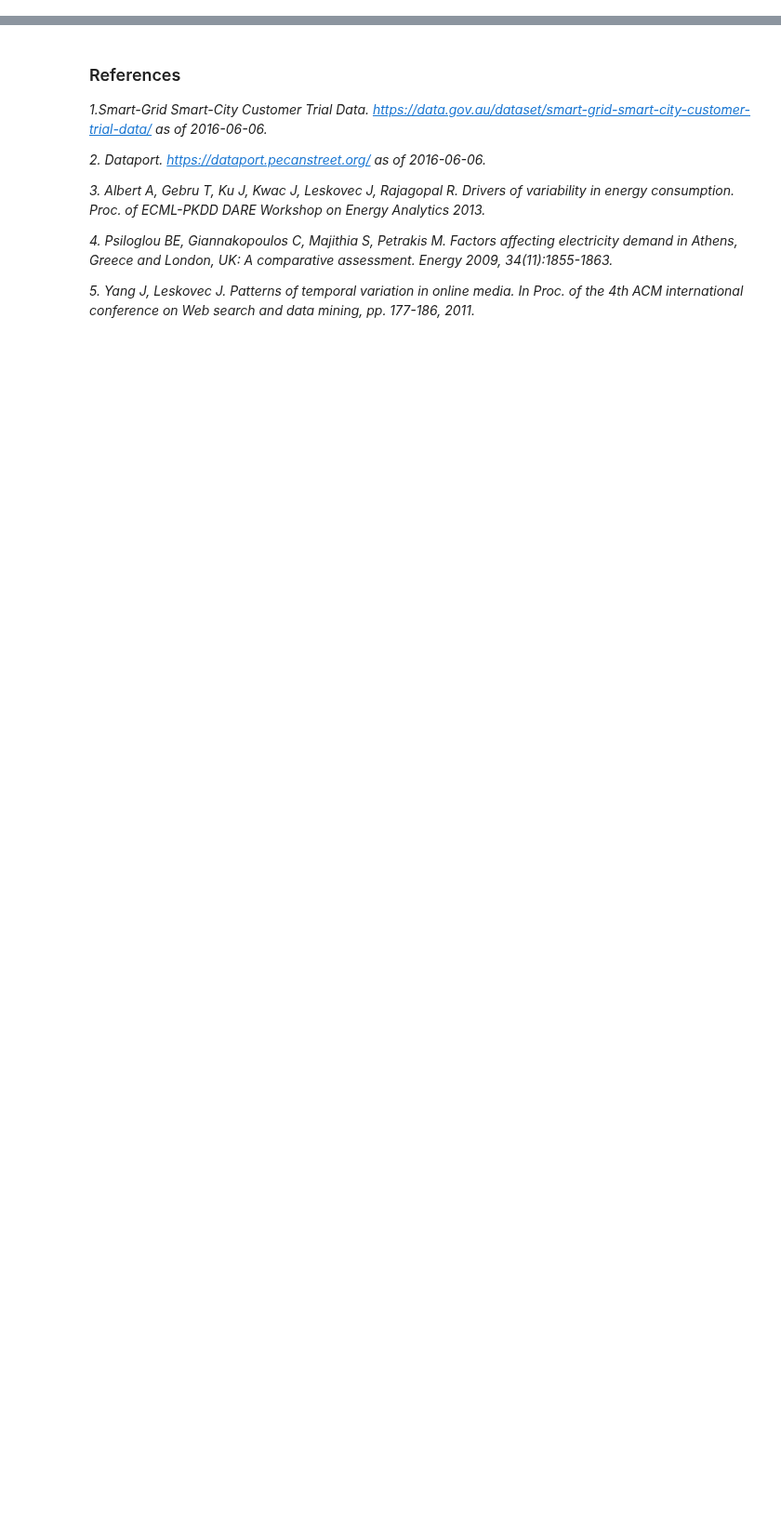
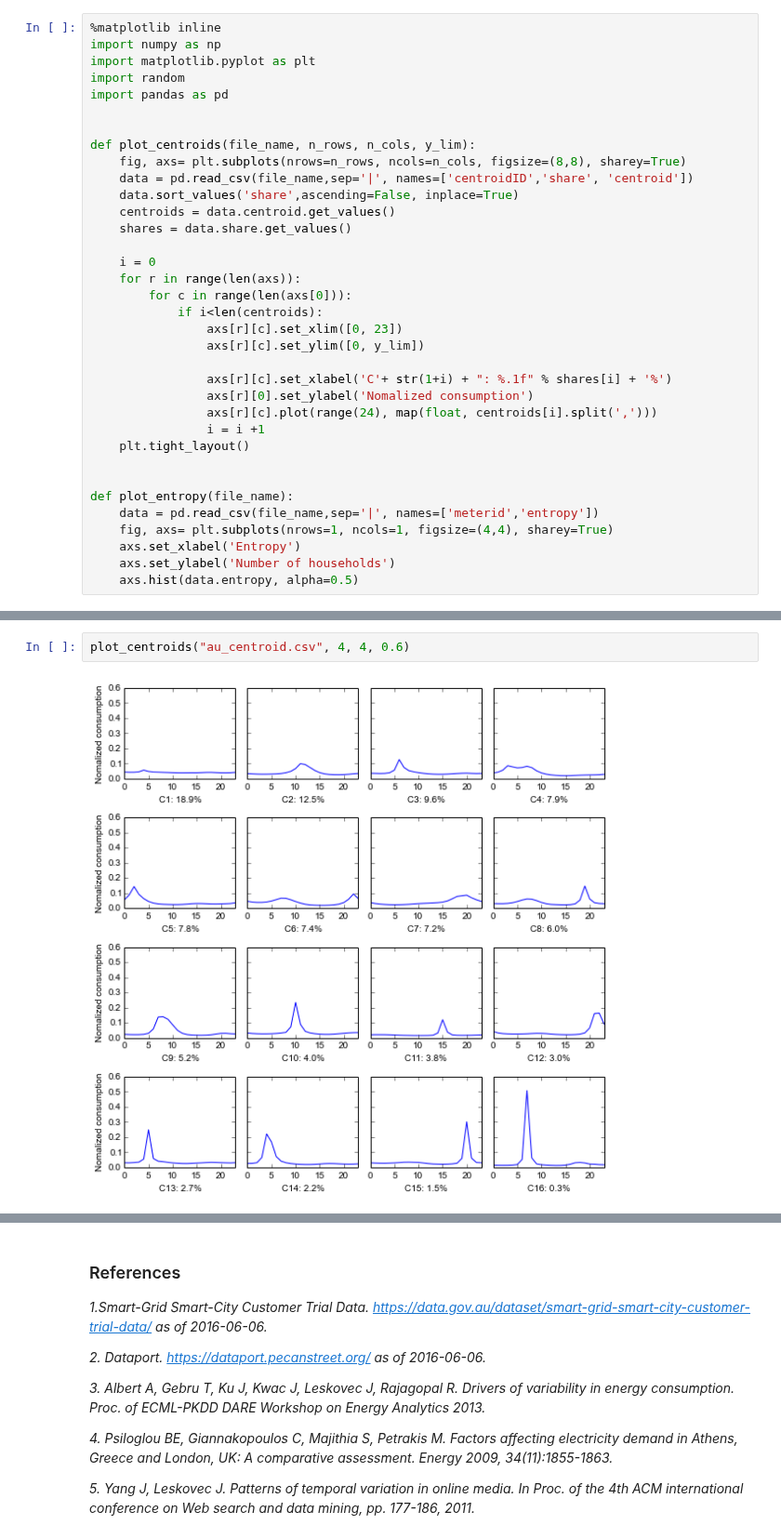
Before and after one commit to xiufengliu/SmartMeterDataAnalytics, a Jupyter notebook: experiments/clustering/Figures.ipynb, the cells around one changed output, grey strips where cells are left out. Shown at 93% size. Cells and saved outputs as stored; diff of their text form; blank space fills up the shorter version.

```diff
--- a/experiments/clustering/Figures.ipynb
+++ b/experiments/clustering/Figures.ipynb
@@ -93 +95,36 @@ where $D_{c_i}$ is the number of days whose load patterns are classified into th
+# %%
+%matplotlib inline
+import numpy as np
+import matplotlib.pyplot as plt
+import random
+import pandas as pd
+
+
+def plot_centroids(file_name, n_rows, n_cols, y_lim):
+    fig, axs= plt.subplots(nrows=n_rows, ncols=n_cols, figsize=(8,8), sharey=True)
+    data = pd.read_csv(file_name,sep='|', names=['centroidID','share', 'centroid'])
+    data.sort_values('share',ascending=False, inplace=True)
+    centroids = data.centroid.get_values()
+    shares = data.share.get_values()
+
+    i = 0
+    for r in range(len(axs)):
+        for c in range(len(axs[0])):
+            if i<len(centroids):
+                axs[r][c].set_xlim([0, 23])
+                axs[r][c].set_ylim([0, y_lim])
+
+                axs[r][c].set_xlabel('C'+ str(1+i) + ": %.1f" % shares[i] + '%')
+                axs[r][0].set_ylabel('Nomalized consumption')
+                axs[r][c].plot(range(24), map(float, centroids[i].split(',')))
+                i = i +1
+    plt.tight_layout()
+
+
+def plot_entropy(file_name):
+    data = pd.read_csv(file_name,sep='|', names=['meterid','entropy'])
+    fig, axs= plt.subplots(nrows=1, ncols=1, figsize=(4,4), sharey=True)
+    axs.set_xlabel('Entropy')
+    axs.set_ylabel('Number of households')
+    axs.hist(data.entropy, alpha=0.5)
 # %% [markdown]
@@ -140,0 +132,4 @@ plt.xlabel('Entropy')
+# %%
+plot_centroids("au_centroid.csv", 4, 4, 0.6)
+# %% [output]
+[figure, added]
```
Also changed, not shown: parts of 23 cells of this notebook, 1 other file.
